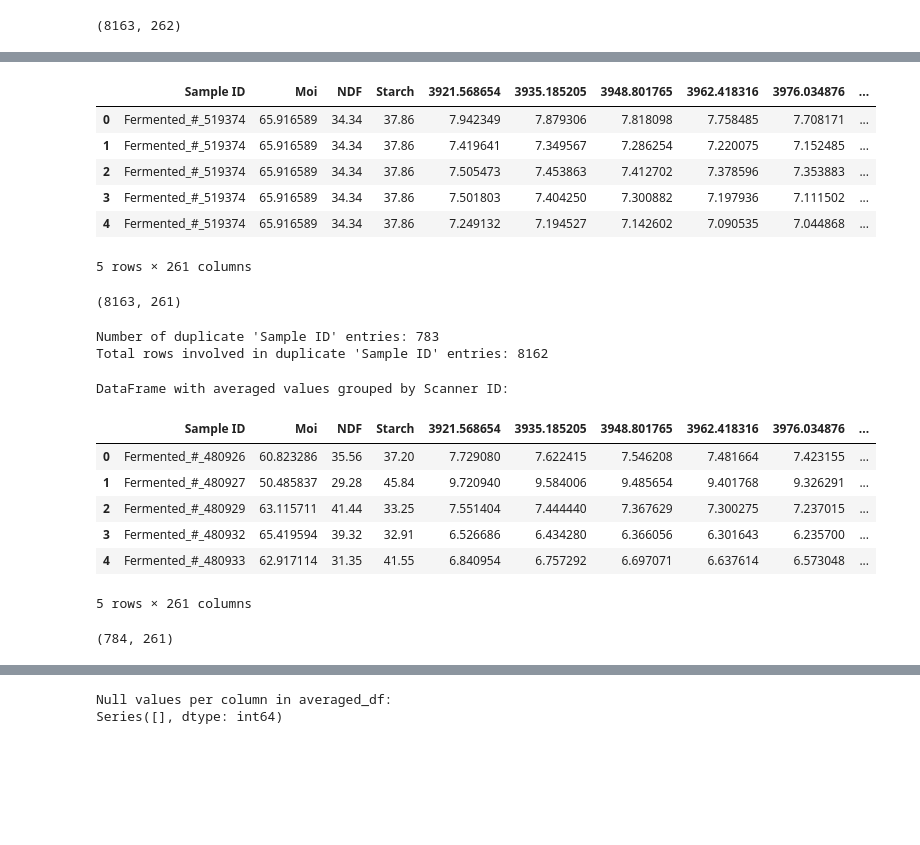
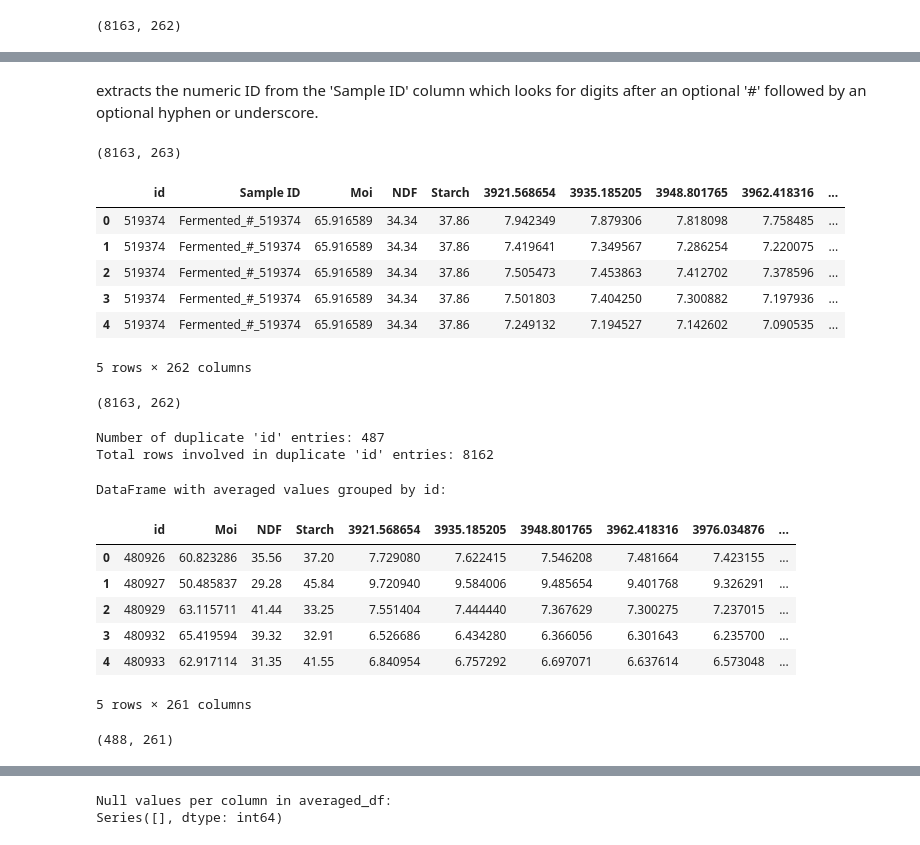
Before and after one commit to Raoina/Spectra-2-Image, a Jupyter notebook: notebooks/processing_dataset/siware_avg_preprocessing_train_data.ipynb, the cells around one changed output, grey strips where cells are left out. Cells and saved outputs as stored; diff of their text form; code cells hidden in the pictures; blank space fills up the shorter version.

```diff
--- a/notebooks/processing_dataset/siware_avg_preprocessing_train_data.ipynb
+++ b/notebooks/processing_dataset/siware_avg_preprocessing_train_data.ipynb
@@ -42,3 +43,8 @@ display(df.head())
 print(df.shape)
 # %% [output]
 (8163, 262)
+# %%
+df['Sample ID'] = df['Sample ID'].astype(str)
+
+df.insert(0, 'id', df['Sample ID'].str.extract(r'#[_-]?(\d+)'))
+df.head()
@@ -45,3 +59,9 @@ print(df.shape)
+# %% [markdown]
+extracts the numeric ID from the 'Sample ID' column which looks for digits after an optional '#' followed by an optional hyphen or underscore.
+# %%
+df.shape
+# %% [output]
+(8163, 263)
 # %%
 # Replace ['column_name_1', 'column_name_2'] with the actual names of the columns you want to drop
 columns_to_drop = ['Scanner ID']
@@ -53,47 +73,52 @@ df.drop(columns=columns_to_drop, axis=1, inplace=True)
 display(df.head())
 print(df.shape)
 # %% [output]
-|  | Sample ID | Moi | NDF | Starch | 3921.568654 | 3935.185205 | 3948.801765 | 3962.418316 | 3976.034876 | ... |
-| 0 | Fermented_#_519374 | 65.916589 | 34.34 | 37.86 | 7.942349 | 7.879306 | 7.818098 | 7.758485 | 7.708171 | ... |
-| 1 | Fermented_#_519374 | 65.916589 | 34.34 | 37.86 | 7.419641 | 7.349567 | 7.286254 | 7.220075 | 7.152485 | ... |
-| 2 | Fermented_#_519374 | 65.916589 | 34.34 | 37.86 | 7.505473 | 7.453863 | 7.412702 | 7.378596 | 7.353883 | ... |
-| 3 | Fermented_#_519374 | 65.916589 | 34.34 | 37.86 | 7.501803 | 7.404250 | 7.300882 | 7.197936 | 7.111502 | ... |
-| 4 | Fermented_#_519374 | 65.916589 | 34.34 | 37.86 | 7.249132 | 7.194527 | 7.142602 | 7.090535 | 7.044868 | ... |
+|  | id | Sample ID | Moi | NDF | Starch | 3921.568654 | 3935.185205 | 3948.801765 | 3962.418316 | ... |
+| 0 | 519374 | Fermented_#_519374 | 65.916589 | 34.34 | 37.86 | 7.942349 | 7.879306 | 7.818098 | 7.758485 | ... |
+| 1 | 519374 | Fermented_#_519374 | 65.916589 | 34.34 | 37.86 | 7.419641 | 7.349567 | 7.286254 | 7.220075 | ... |
+| 2 | 519374 | Fermented_#_519374 | 65.916589 | 34.34 | 37.86 | 7.505473 | 7.453863 | 7.412702 | 7.378596 | ... |
+| 3 | 519374 | Fermented_#_519374 | 65.916589 | 34.34 | 37.86 | 7.501803 | 7.404250 | 7.300882 | 7.197936 | ... |
+| 4 | 519374 | Fermented_#_519374 | 65.916589 | 34.34 | 37.86 | 7.249132 | 7.194527 | 7.142602 | 7.090535 | ... |
-5 rows × 261 columns
+5 rows × 262 columns
-(8163, 261)
+(8163, 262)
 # %%
-# Calculate duplicates in 'Sample ID' column
-duplicates = df[df.duplicated('Sample ID', keep=False)]
+# Calculate duplicates in 'id' column
+duplicates = df[df.duplicated('id', keep=False)]
 
 
-# Count the number of duplicate 'Sample ID' entries
-num_duplicates = duplicates['Sample ID'].nunique()
-print(f"\nNumber of duplicate 'Sample ID' entries: {num_duplicates}")
+# Count the number of duplicate 'id' entries
+num_duplicates = duplicates['id'].nunique()
+print(f"\nNumber of duplicate 'id' entries: {num_duplicates}")
 
 # Count the total rows involved in duplicates
 total_duplicate_rows = len(duplicates)
-print(f"Total rows involved in duplicate 'Sample ID' entries: {total_duplicate_rows}")
+print(f"Total rows involved in duplicate 'id' entries: {total_duplicate_rows}")
 # %% [output]
-Number of duplicate 'Sample ID' entries: 783
-Total rows involved in duplicate 'Sample ID' entries: 8162
+Number of duplicate 'id' entries: 487
+Total rows involved in duplicate 'id' entries: 8162
 # %%
-# Group by 'Scanner ID' and calculate the mean of other numerical columns
-averaged_df = df.groupby('Sample ID').mean()
+# Group by 'id' and calculate the mean of other numerical columns
+df['id'] = pd.to_numeric(df['id'], errors='coerce')
 
-# Reset the index to turn 'Scanner ID' back into a column
+# Drop the 'Sample ID' column before grouping and averaging
+df_for_avg = df.drop('Sample ID', axis=1)
+
+averaged_df = df_for_avg.groupby('id').mean()
+
+# Reset the index to turn 'id' back into a column
 averaged_df.reset_index(inplace=True)
 
-print("DataFrame with averaged values grouped by Scanner ID:")
+print("DataFrame with averaged values grouped by id:")
 display(averaged_df.head())
 print(averaged_df.shape)
 # %% [output]
-DataFrame with averaged values grouped by Scanner ID:
+DataFrame with averaged values grouped by id:
-|  | Sample ID | Moi | NDF | Starch | 3921.568654 | 3935.185205 | 3948.801765 | 3962.418316 | 3976.034876 | ... |
-| 0 | Fermented_#_480926 | 60.823286 | 35.56 | 37.20 | 7.729080 | 7.622415 | 7.546208 | 7.481664 | 7.423155 | ... |
-| 1 | Fermented_#_480927 | 50.485837 | 29.28 | 45.84 | 9.720940 | 9.584006 | 9.485654 | 9.401768 | 9.326291 | ... |
-| 2 | Fermented_#_480929 | 63.115711 | 41.44 | 33.25 | 7.551404 | 7.444440 | 7.367629 | 7.300275 | 7.237015 | ... |
-| 3 | Fermented_#_480932 | 65.419594 | 39.32 | 32.91 | 6.526686 | 6.434280 | 6.366056 | 6.301643 | 6.235700 | ... |
-| 4 | Fermented_#_480933 | 62.917114 | 31.35 | 41.55 | 6.840954 | 6.757292 | 6.697071 | 6.637614 | 6.573048 | ... |
+|  | id | Moi | NDF | Starch | 3921.568654 | 3935.185205 | 3948.801765 | 3962.418316 | 3976.034876 | ... |
+| 0 | 480926 | 60.823286 | 35.56 | 37.20 | 7.729080 | 7.622415 | 7.546208 | 7.481664 | 7.423155 | ... |
+| 1 | 480927 | 50.485837 | 29.28 | 45.84 | 9.720940 | 9.584006 | 9.485654 | 9.401768 | 9.326291 | ... |
+| 2 | 480929 | 63.115711 | 41.44 | 33.25 | 7.551404 | 7.444440 | 7.367629 | 7.300275 | 7.237015 | ... |
+| 3 | 480932 | 65.419594 | 39.32 | 32.91 | 6.526686 | 6.434280 | 6.366056 | 6.301643 | 6.235700 | ... |
+| 4 | 480933 | 62.917114 | 31.35 | 41.55 | 6.840954 | 6.757292 | 6.697071 | 6.637614 | 6.573048 | ... |
 5 rows × 261 columns
-(784, 261)
+(488, 261)
 # %%
```
Also changed, not shown: parts of 10 cells of this notebook.
